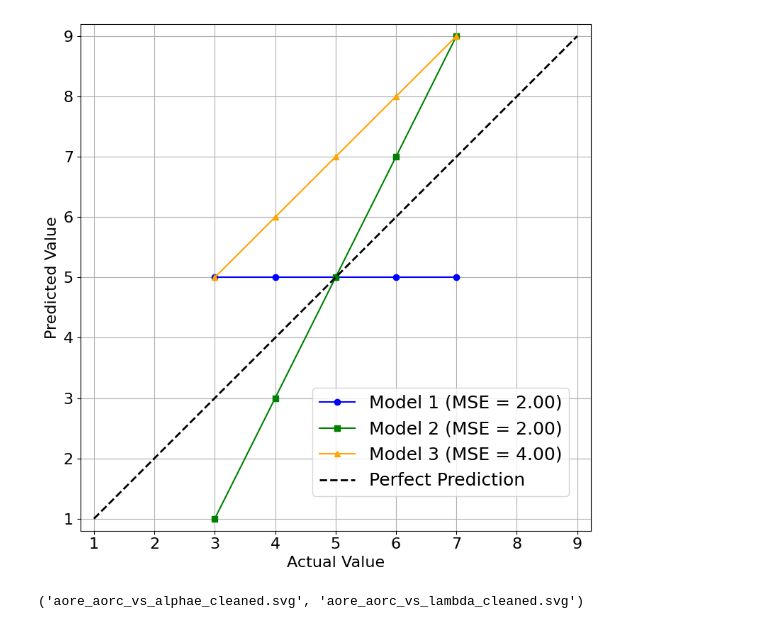
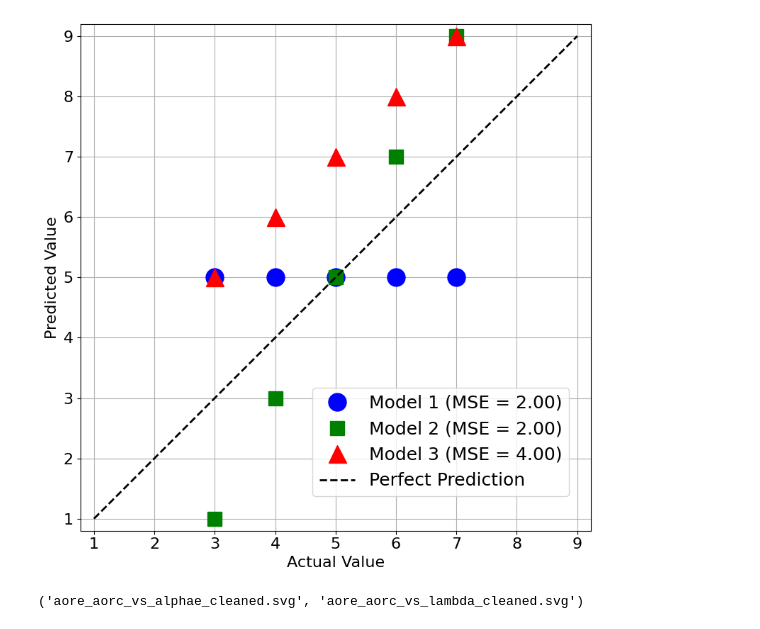
Before and after one commit to Machine-Earning/CISIR, a Jupyter notebook: notebooks/neurips_plots.ipynb, the cells around one changed output. Saved outputs shown, nothing was run; the diff lists cells and outputs as text; code cells hidden in the pictures.

```diff
--- a/notebooks/neurips_plots.ipynb
+++ b/notebooks/neurips_plots.ipynb
@@ -16,37 +16,37 @@ mse2 = mean_squared_error(actual, model2)
 mse3 = mean_squared_error(actual, model3)
 
 # Plot
 plt.figure(figsize=(8, 8))  # Use equal width and height for square figure
-plt.plot(actual, model1, 'o-', color='blue', label=f'Model 1 (MSE = {mse1:.2f})')
-plt.plot(actual, model2, 's-', color='green', label=f'Model 2 (MSE = {mse2:.2f})')
-plt.plot(actual, model3, '^-', color='orange', label=f'Model 3 (MSE = {mse3:.2f})')
+plt.plot(actual, model1, 'o', color='blue', markersize=20, label=f'Model 1 (MSE = {mse1:.2f})')
+plt.plot(actual, model2, 's', color='green', markersize=16, label=f'Model 2 (MSE = {mse2:.2f})')
+plt.plot(actual, model3, '^', color='red', markersize=20, label=f'Model 3 (MSE = {mse3:.2f})')
 
 # Create extended diagonal line from (1,1) to (9,9)
 diagonal_x = np.array([1, 9])
 diagonal_y = np.array([1, 9])
 plt.plot(diagonal_x, diagonal_y, 'k--', linewidth=2, label='Perfect Prediction')  # Increased line width
 
 # Set equal aspect ratio to make cells square
 plt.axis('equal')
 
 # Set the limits to show the extended diagonal
 plt.xlim(0.8, 9.2)
 plt.ylim(0.8, 9.2)
 
 # Rest of the plotting code
 plt.xlabel('Actual Value', fontsize=16)
 plt.ylabel('Predicted Value', fontsize=16)
 plt.xticks(fontsize=16)
 plt.yticks(fontsize=16)
 plt.legend(fontsize=18, loc='lower right', bbox_to_anchor=(0.975, 0.05))
 plt.grid(True)
 plt.tight_layout()
 
 # Save as SVG
 plt.savefig("actual_vs_predicted_mse_plot_font16.svg", format='svg')
 plt.show()
 # %% [output]
-[figure, old version]
+[figure, new version]
 # %%
 # Recreate both plots with no title, larger axis labels, and adjusted legend font size
 
```
Also changed, not shown: 1 other file.
